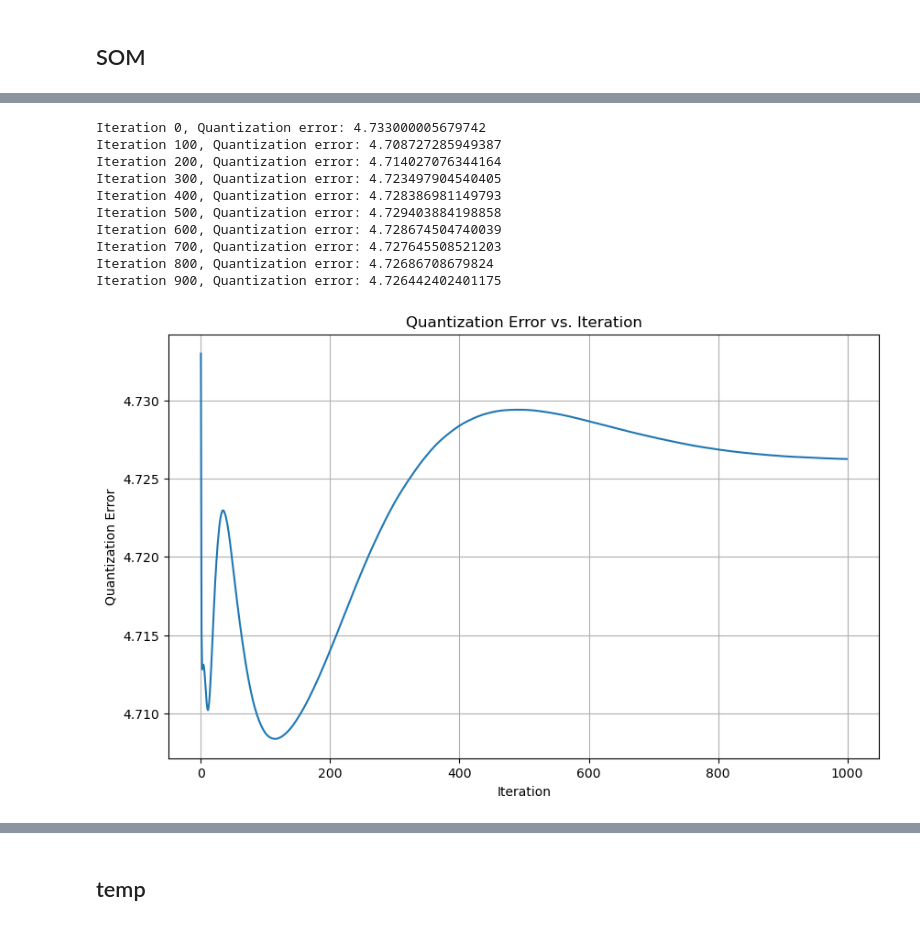
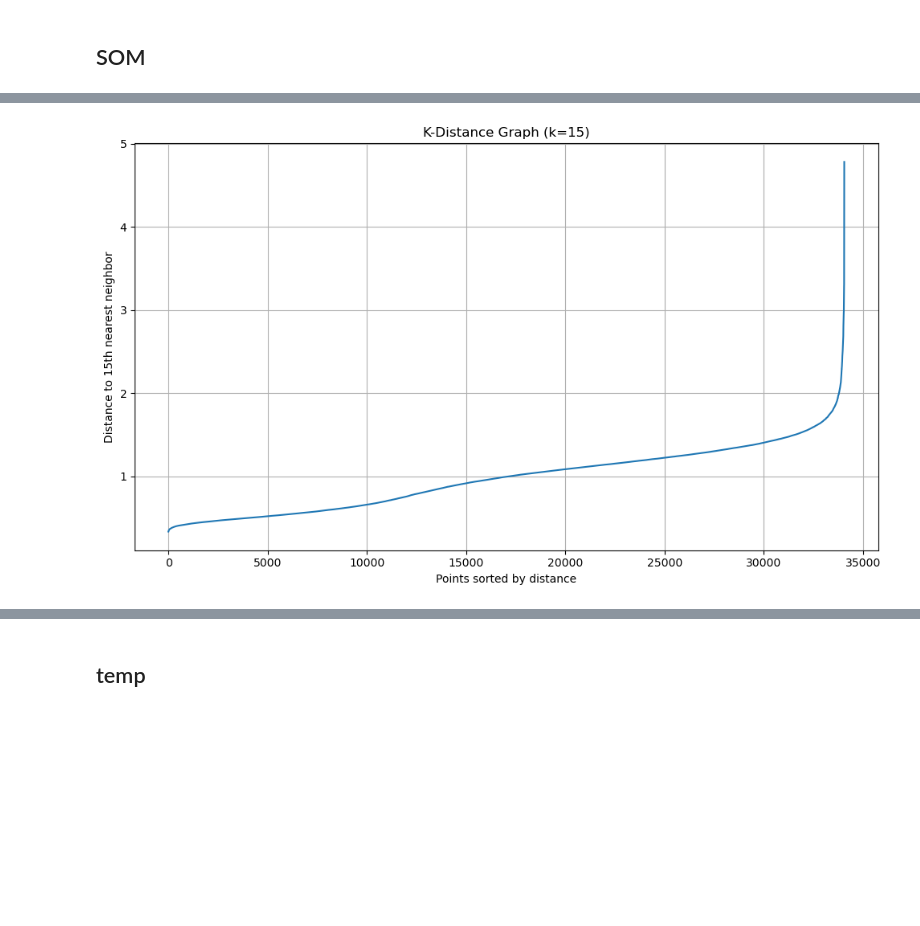
Before and after one commit to Yan-Sidoryk/Unsupervised-Customer-Segmentation, a Jupyter notebook: visualization.ipynb, the cells around one changed output, grey strips where cells are left out. Cells and saved outputs as stored; diff of their text form; code cells hidden in the pictures; blank space fills up the shorter version.

```diff
--- a/visualization.ipynb
+++ b/visualization.ipynb
@@ -757,45 +786,31 @@ som = MiniSom(x=15, y=15,
-# %%
-# Convert DataFrame to NumPy array before passing to SOM
-info_df_scaled_array = np.array(info_df_scaled)
-
-# Set the seed for reproducibility
-np.random.seed(42)
-
-num_iterations = 1000
-q_errors = []
-
-# Train the SOM with single update and track error
-for i in range(num_iterations):
-
-    # Usually you would calculate these based on the iteration number
-    current_lr = 0.5 * (1 - i/num_iterations)  # Linear decay from 0.5 to 0
-
-    # Train for a single iteration (all samples once)
-    som.train_batch(info_df_scaled_array, num_iteration=1)
-
-    # Calculate and store quantization error
-    q_errors.append(som.quantization_error(info_df_scaled_array))
-
-    if i % 100 == 0:
-        print(f"Iteration {i}, Quantization error: {q_errors[-1]}")
-
-# Plot the quantization error over iterations
-plt.figure(figsize=(10, 6))
-plt.plot(q_errors)
-plt.title('Quantization Error vs. Iteration')
-plt.xlabel('Iteration')
-plt.ylabel('Quantization Error')
-plt.grid(True)
-plt.show()
-# %% [output]
-Iteration 0, Quantization error: 4.733000005679742
-Iteration 100, Quantization error: 4.708727285949387
-Iteration 200, Quantization error: 4.714027076344164
-Iteration 300, Quantization error: 4.723497904540405
-Iteration 400, Quantization error: 4.728386981149793
-Iteration 500, Quantization error: 4.729403884198858
-Iteration 600, Quantization error: 4.728674504740039
-Iteration 700, Quantization error: 4.727645508521203
-Iteration 800, Quantization error: 4.72686708679824
-Iteration 900, Quantization error: 4.726442402401175
-[figure, removed]
+# %%
+import numpy as np
+import matplotlib.pyplot as plt
+from sklearn.neighbors import NearestNeighbors
+
+X = info_df_scaled[['total_lifetime_spend', 'lifetime_spend_groceries',
+       'lifetime_spend_electronics', 'lifetime_spend_vegetables',
+       'lifetime_spend_nonalcohol_drinks', 'lifetime_spend_alcohol_drinks',
+       'lifetime_spend_meat', 'lifetime_spend_fish', 'lifetime_spend_hygiene',
+       'lifetime_spend_videogames', 'lifetime_spend_petfood', 'total_children']].values  # Adjust if you need specific columns
+
+# Compute the nearest neighbors
+k = 15  # You can adjust this value based on your needs
+nbrs = NearestNeighbors(n_neighbors=k).fit(X)
+distances, indices = nbrs.kneighbors(X)
+
+# Sort the distances in ascending order
+distances = np.sort(distances[:, k-1])  # Get the distance to the kth nearest neighbor
+
+# Create the k-distance graph
+plt.figure(figsize=(10, 6))
+plt.plot(range(len(distances)), distances)
+plt.xlabel('Points sorted by distance')
+plt.ylabel(f'Distance to {k}th nearest neighbor')
+plt.title(f'K-Distance Graph (k={k})')
+plt.grid(True)
+
+plt.tight_layout()
+plt.show()
+# %% [output]
+[figure, added]
```
Also changed, not shown: parts of 20 cells of this notebook.
